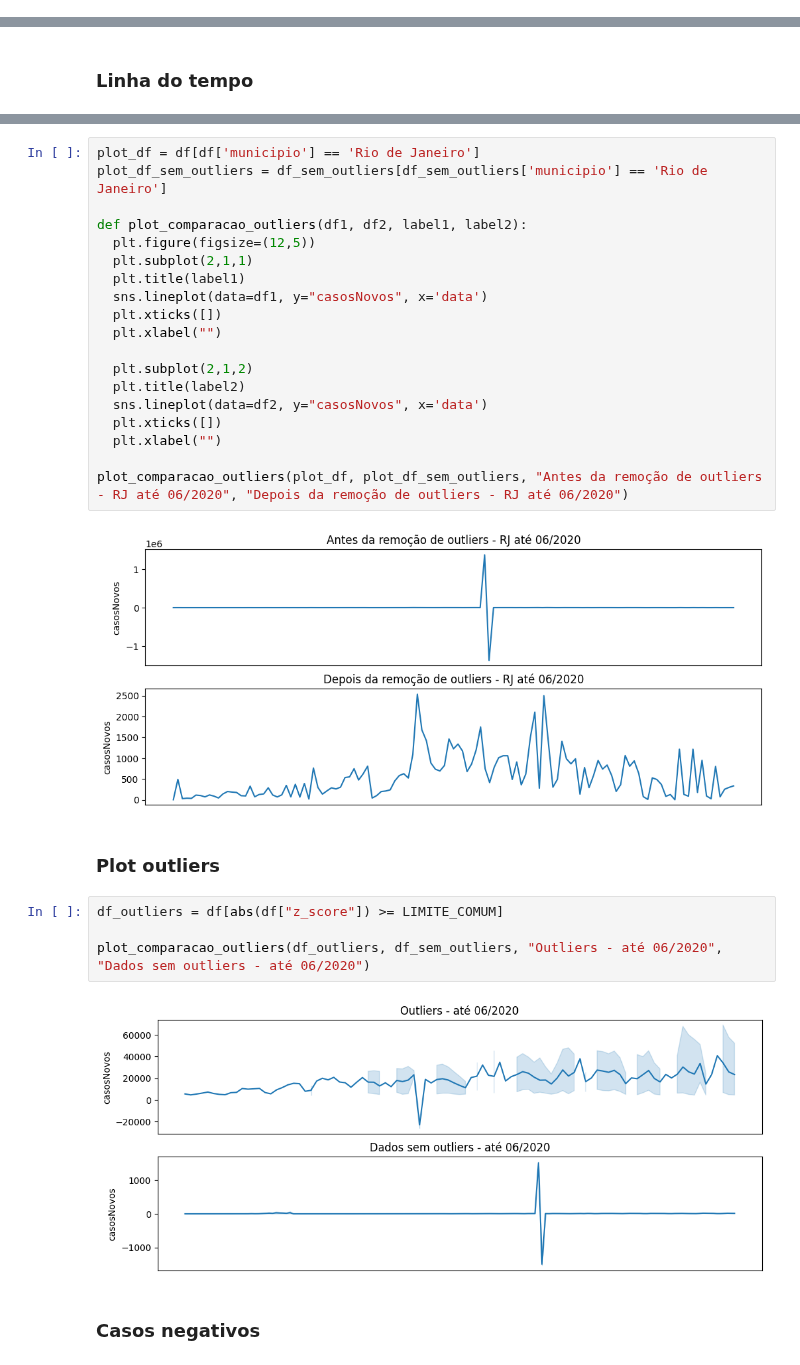
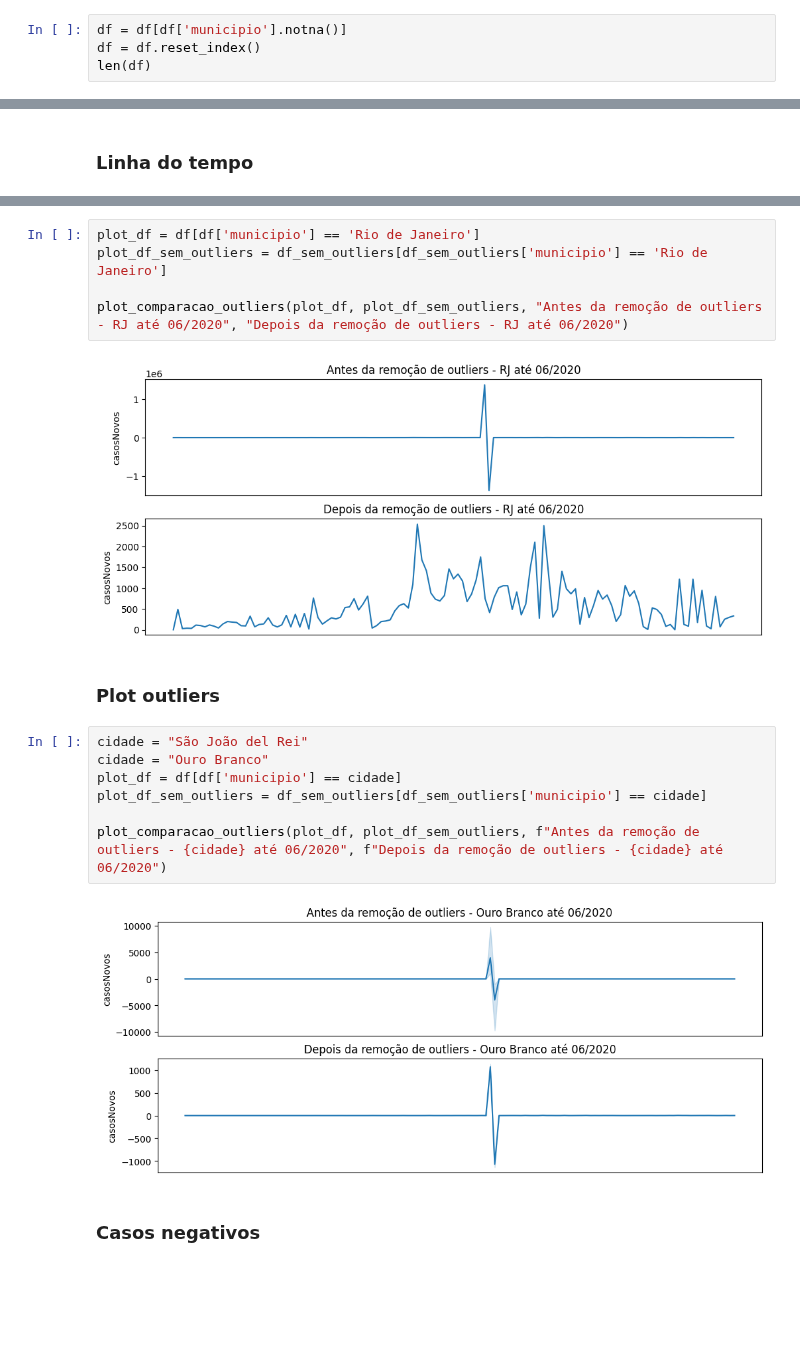
Before and after one commit to carloszan/covid, a Jupyter notebook: analises/4.preparacao-de-dados/1.exploracao-e-limpeza.ipynb, the cells around one changed output, grey strips where cells are left out. Drawn from its saved outputs; the diff is of its cells as text; blank space fills up the shorter version.

```diff
--- a/analises/4.preparacao-de-dados/1.exploracao-e-limpeza.ipynb
+++ b/analises/4.preparacao-de-dados/1.exploracao-e-limpeza.ipynb
@@ -107,0 +99,4 @@ Name: 418134, dtype: object
+# %%
+df = df[df['municipio'].notna()]
+df = df.reset_index()
+len(df)
@@ -175,31 +190,20 @@ sns.boxplot(data=df_sem_outliers, x="casosNovos")
 plot_df = df[df['municipio'] == 'Rio de Janeiro']
 plot_df_sem_outliers = df_sem_outliers[df_sem_outliers['municipio'] == 'Rio de Janeiro']
 
-def plot_comparacao_outliers(df1, df2, label1, label2):
-  plt.figure(figsize=(12,5))
-  plt.subplot(2,1,1)
-  plt.title(label1)
-  sns.lineplot(data=df1, y="casosNovos", x='data')
-  plt.xticks([])
-  plt.xlabel("")
-
-  plt.subplot(2,1,2)
-  plt.title(label2)
-  sns.lineplot(data=df2, y="casosNovos", x='data')
-  plt.xticks([])
-  plt.xlabel("")
-
 plot_comparacao_outliers(plot_df, plot_df_sem_outliers, "Antes da remoção de outliers - RJ até 06/2020", "Depois da remoção de outliers - RJ até 06/2020")
 # %% [output]
 [figure]
 # %% [markdown]
 ### Plot outliers
 # %%
-df_outliers = df[abs(df["z_score"]) >= LIMITE_COMUM]
+cidade = "São João del Rei"
+cidade = "Ouro Branco"
+plot_df = df[df['municipio'] == cidade]
+plot_df_sem_outliers = df_sem_outliers[df_sem_outliers['municipio'] == cidade]
 
-plot_comparacao_outliers(df_outliers, df_sem_outliers, "Outliers - até 06/2020", "Dados sem outliers - até 06/2020")
+plot_comparacao_outliers(plot_df, plot_df_sem_outliers, f"Antes da remoção de outliers - {cidade} até 06/2020", f"Depois da remoção de outliers - {cidade} até 06/2020")
 # %% [output]
-[figure, old version]
+[figure, new version]
 # %% [markdown]
 ### Casos negativos
 # %%
```
Also changed, not shown: parts of 40 cells of this notebook.
